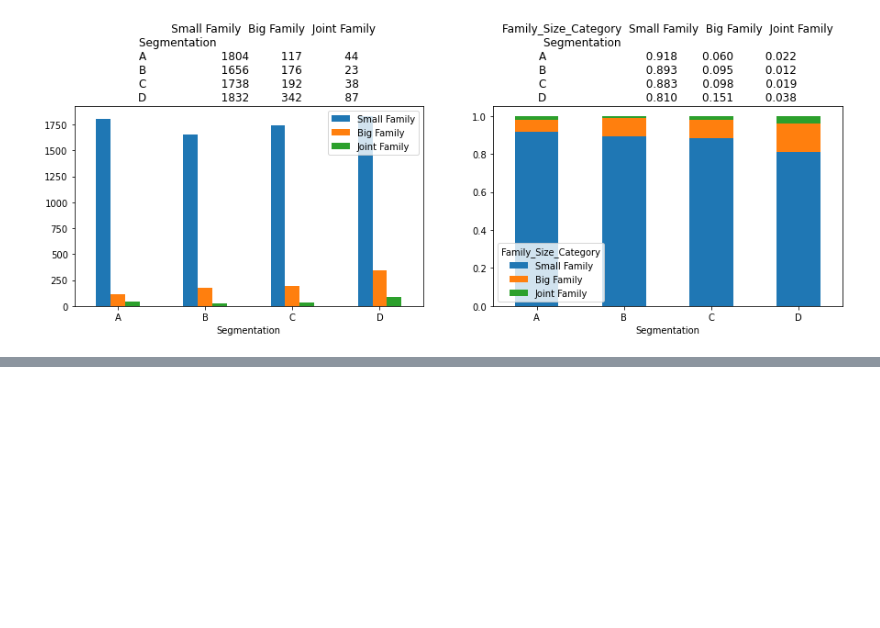
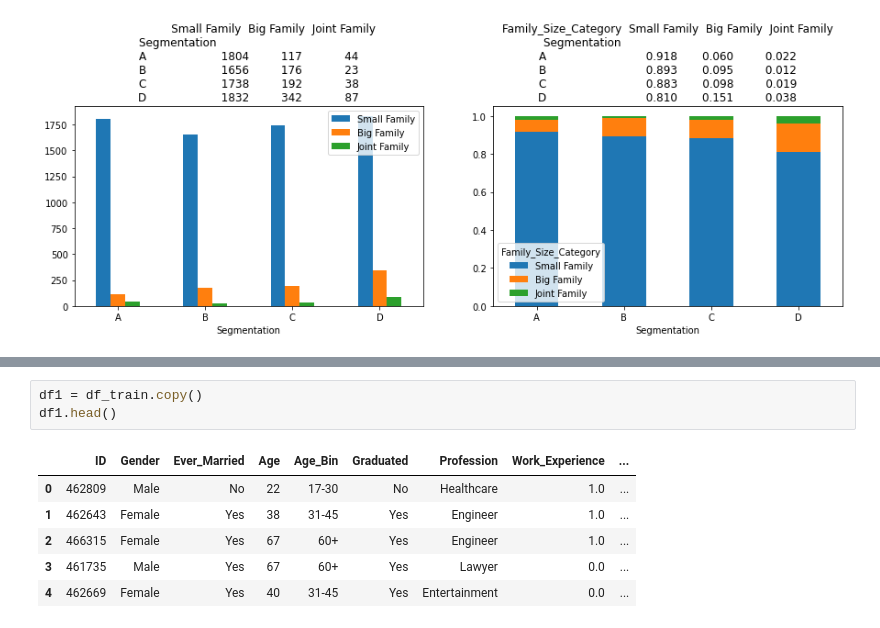
Before and after one commit to Research-Group-CDAP/ML_Assignment2_IT19132310_IT19139036_IT19120980_IT19104218, a Jupyter notebook: model.ipynb, the cells around one changed output, grey strips where cells are left out. Drawn from its saved outputs; the diff is of its cells as text; blank space fills up the shorter version.

```diff
--- a/model.ipynb
+++ b/model.ipynb
@@ -871,0 +951,10 @@ plt.show()
+# %%
+df1 = df_train.copy()
+df1.head()
+# %% [output]
+|  | ID | Gender | Ever_Married | Age | Age_Bin | Graduated | Profession | Work_Experience | ... |
+| 0 | 462809 | Male | No | 22 | 17-30 | No | Healthcare | 1.0 | ... |
+| 1 | 462643 | Female | Yes | 38 | 31-45 | Yes | Engineer | 1.0 | ... |
+| 2 | 466315 | Female | Yes | 67 | 60+ | Yes | Engineer | 1.0 | ... |
+| 3 | 461735 | Male | Yes | 67 | 60+ | Yes | Lawyer | 0.0 | ... |
+| 4 | 462669 | Female | Yes | 40 | 31-45 | Yes | Entertainment | 0.0 | ... |
```
Also changed, not shown: parts of 7 cells of this notebook.
